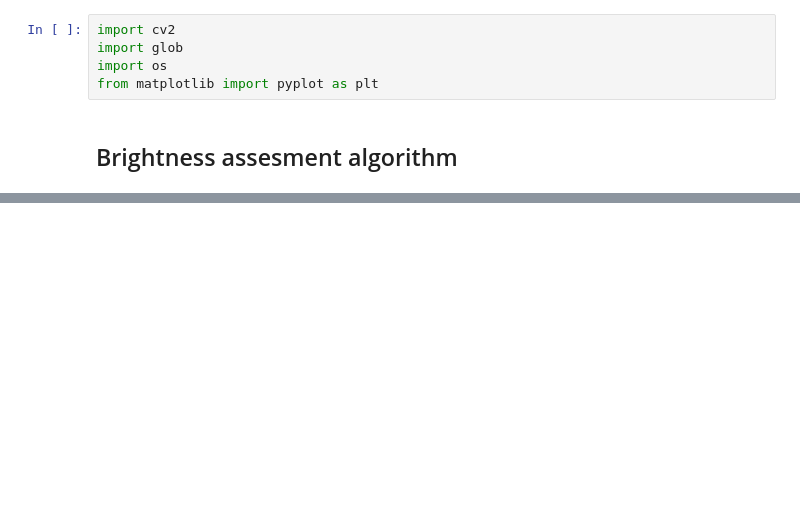
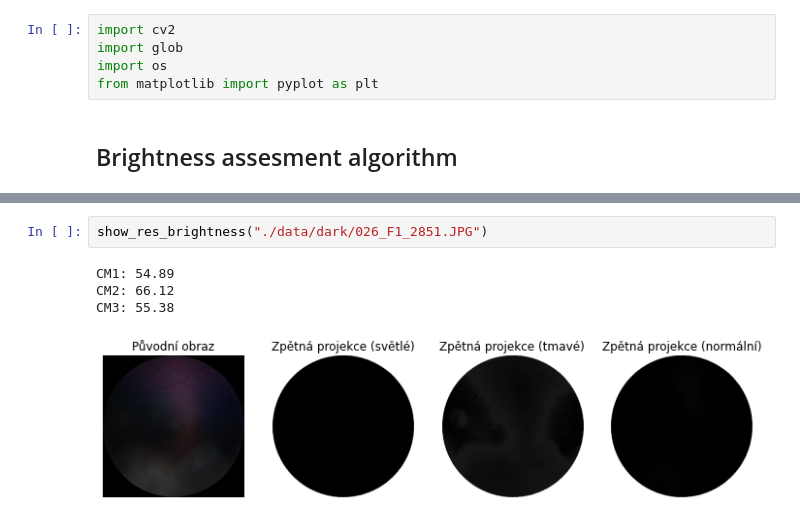
Before and after one commit to terezaburianova/VUT-BIO, a Jupyter notebook: brightness.ipynb, the cells around one changed output, grey strips where cells are left out. Drawn from its saved outputs; the diff is of its cells as text; blank space fills up the shorter version.

```diff
--- a/brightness.ipynb
+++ b/brightness.ipynb
@@ -38,0 +89,7 @@ def features_brightness(img):
+# %%
+show_res_brightness("./data/dark/026_F1_2851.JPG")
+# %% [output]
+CM1: 54.89
+CM2: 66.12
+CM3: 55.38
+[figure, added]
```
Also changed, not shown: parts of 10 cells of this notebook.
